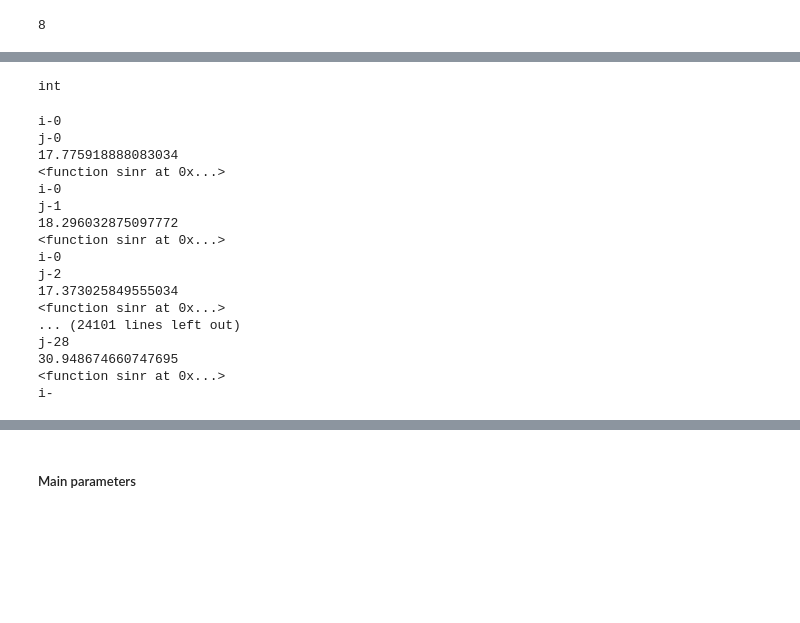
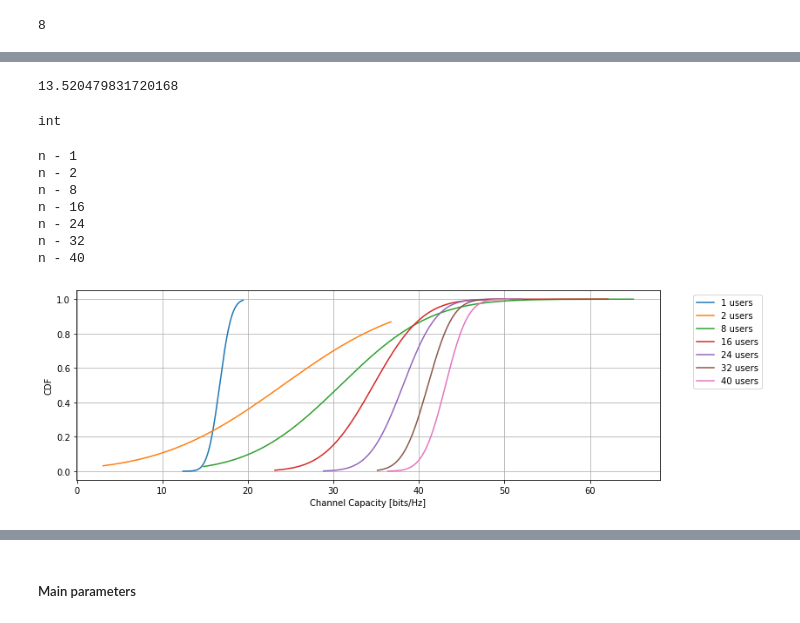
Before and after one commit to WissamMelo/cellfree_ic, a Jupyter notebook: Cellfree_Channel.ipynb, the cells around one changed output, grey strips where cells are left out. Saved outputs shown, nothing was run; the diff lists cells and outputs as text; code cells hidden in the pictures; blank space fills up the shorter version.

```diff
--- a/Cellfree_Channel.ipynb
+++ b/Cellfree_Channel.ipynb
@@ -351,35 +382,44 @@ def sinr_mc(num_ue, N, BS, P_dBm):
+# %%
+print(sinr_mc(1, N, BS, 40))
+# %% [output]
+13.520479831720168
 # %%
 n = [1,2,4,6,8,10,12,14,16,18,19,20,22,24,26,28,30,32,34,36,38,40]
+us = [1,2,8,16,24,32,40,45,50,55,60]
 # %%
 type(n[i])
 # %% [output]
 int
-# %%
-mc = 1000
-
-for i in range(len(n)):
-    for j in range(mc):
-        np.random.seed(j)
-        print("i-" + str(i))
-        print("j-" + str(j))
-        C, sinr = sinr_mc(n[i], N, BS, P_dBm)
-        print(C)
-        print(sinr)
-# %% [output]
-i-0
-j-0
-17.775918888083034
-<function sinr at 0x...>
-i-0
-j-1
-18.296032875097772
-<function sinr at 0x...>
-i-0
-j-2
-17.373025849555034
-<function sinr at 0x...>
-... (24101 lines left out)
-j-28
-30.948674660747695
-<function sinr at 0x...>
-i-
+# %%
+def cdf(C):
+    C = np.sort(C)
+    average_C = np.mean(C)
+    std_C = np.std(C)
+    cdf_C = norm.cdf(C, loc=average_C, scale=std_C)
+    return cdf_C, average_C
+# %%
+plt.figure(figsize=(12,4))
+AVG = np.array([])
+for i in range(len(us)):
+    C = np.zeros(mc)
+    for j in range(mc):
+        np.random.seed(j)
+        C[j] = sinr_mc(us[i], N, BS, P_dBm)
+        AVG = np.append(AVG, avg)
+    CDF, avg = cdf(C)
+    label = ('{} users'.format(us[i]))
+    plt.plot(np.sort(C), CDF, label=label)
+    print("n - " + str(us[i]))
+plt.ylabel("CDF")
+plt.xlabel("Channel Capacity [bits/Hz]")
+plt.legend(bbox_to_anchor=(1.05, 1.0), loc='upper left')
+plt.grid()
+# %% [output]
+n - 1
+n - 2
+n - 8
+n - 16
+n - 24
+n - 32
+n - 40
+[figure, added]
```
Also changed, not shown: parts of 17 cells of this notebook.
